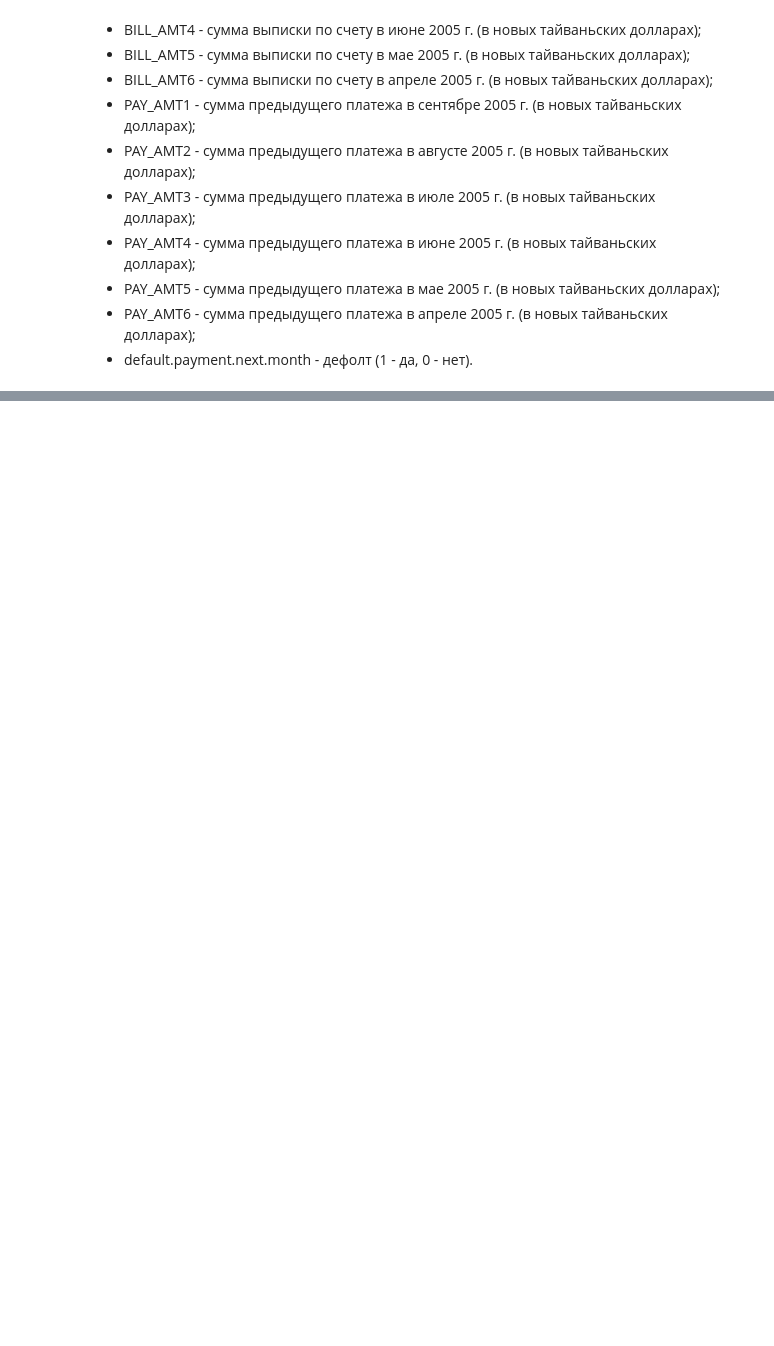
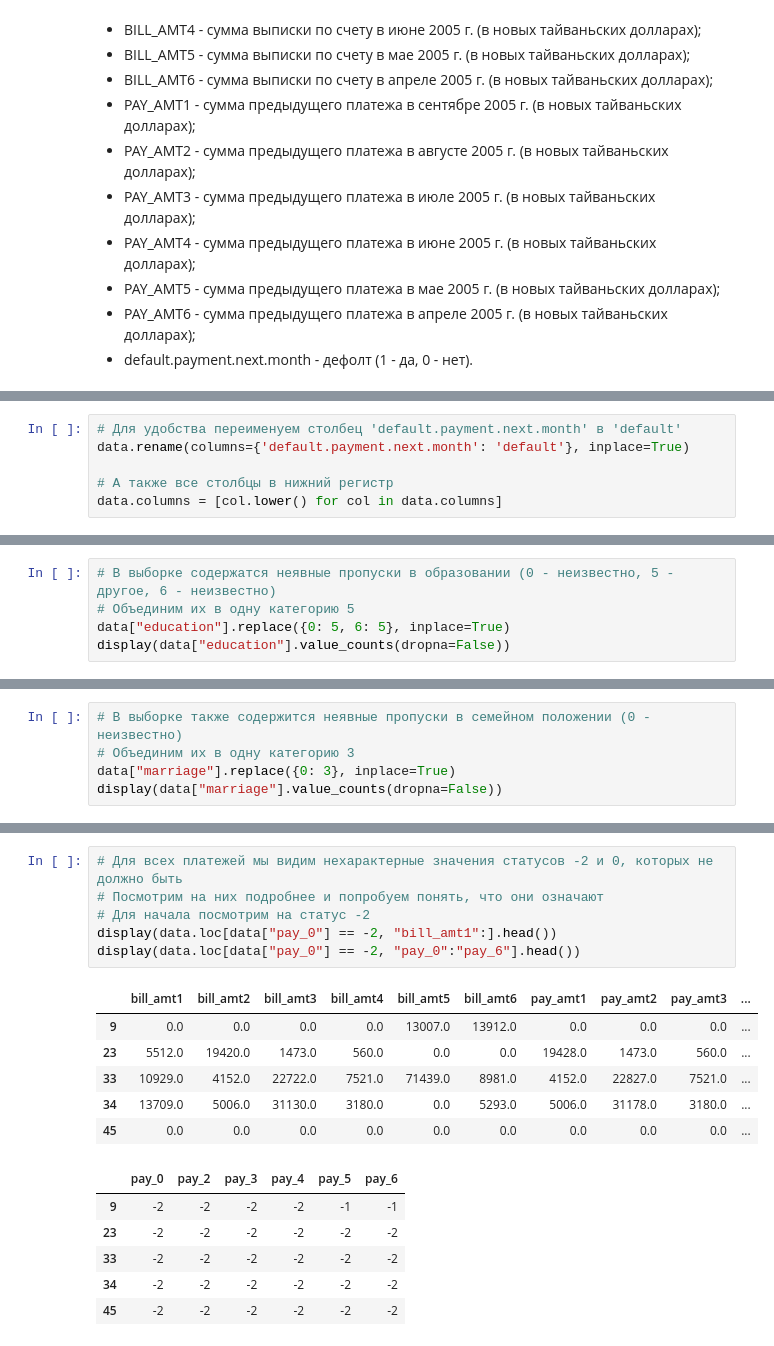
Before and after one commit to TheDrunkenBear/ML, a Jupyter notebook: Default Payments of Credit Card Clients in Taiwan from 2005.ipynb, the cells around one changed output, grey strips where cells are left out. Drawn from its saved outputs; the diff is of its cells as text; blank space fills up the shorter version.

```diff
--- a/Default Payments of Credit Card Clients in Taiwan from 2005.ipynb
+++ b/Default Payments of Credit Card Clients in Taiwan from 2005.ipynb
@@ -33,0 +50,6 @@ import pandas as pd
+# %%
+# Для удобства переименуем столбец 'default.payment.next.month' в 'default'
+data.rename(columns={'default.payment.next.month': 'default'}, inplace=True)
+
+# А также все столбцы в нижний регистр
+data.columns = [col.lower() for col in data.columns]
@@ -33,0 +85,5 @@ import pandas as pd
+# %%
+# В выборке содержатся неявные пропуски в образовании (0 - неизвестно, 5 - другое, 6 - неизвестно)
+# Объединим их в одну категорию 5
+data["education"].replace({0: 5, 6: 5}, inplace=True)
+display(data["education"].value_counts(dropna=False))
@@ -33,0 +108,5 @@ import pandas as pd
+# %%
+# В выборке также содержится неявные пропуски в семейном положении (0 - неизвестно)
+# Объединим их в одну категорию 3
+data["marriage"].replace({0: 3}, inplace=True)
+display(data["marriage"].value_counts(dropna=False))
@@ -33,0 +167,19 @@ import pandas as pd
+# %%
+# Для всех платежей мы видим нехарактерные значения статусов -2 и 0, которых не должно быть
+# Посмотрим на них подробнее и попробуем понять, что они означают
+# Для начала посмотрим на статус -2
+display(data.loc[data["pay_0"] == -2, "bill_amt1":].head())
+display(data.loc[data["pay_0"] == -2, "pay_0":"pay_6"].head())
+# %% [output]
+|  | bill_amt1 | bill_amt2 | bill_amt3 | bill_amt4 | bill_amt5 | bill_amt6 | pay_amt1 | pay_amt2 | pay_amt3 | ... |
+| 9 | 0.0 | 0.0 | 0.0 | 0.0 | 13007.0 | 13912.0 | 0.0 | 0.0 | 0.0 | ... |
+| 23 | 5512.0 | 19420.0 | 1473.0 | 560.0 | 0.0 | 0.0 | 19428.0 | 1473.0 | 560.0 | ... |
+| 33 | 10929.0 | 4152.0 | 22722.0 | 7521.0 | 71439.0 | 8981.0 | 4152.0 | 22827.0 | 7521.0 | ... |
+| 34 | 13709.0 | 5006.0 | 31130.0 | 3180.0 | 0.0 | 5293.0 | 5006.0 | 31178.0 | 3180.0 | ... |
+| 45 | 0.0 | 0.0 | 0.0 | 0.0 | 0.0 | 0.0 | 0.0 | 0.0 | 0.0 | ... |
+|  | pay_0 | pay_2 | pay_3 | pay_4 | pay_5 | pay_6 |
+| 9 | -2 | -2 | -2 | -2 | -1 | -1 |
+| 23 | -2 | -2 | -2 | -2 | -2 | -2 |
+| 33 | -2 | -2 | -2 | -2 | -2 | -2 |
+| 34 | -2 | -2 | -2 | -2 | -2 | -2 |
+| 45 | -2 | -2 | -2 | -2 | -2 | -2 |
```
Also changed, not shown: parts of 13 cells of this notebook.
